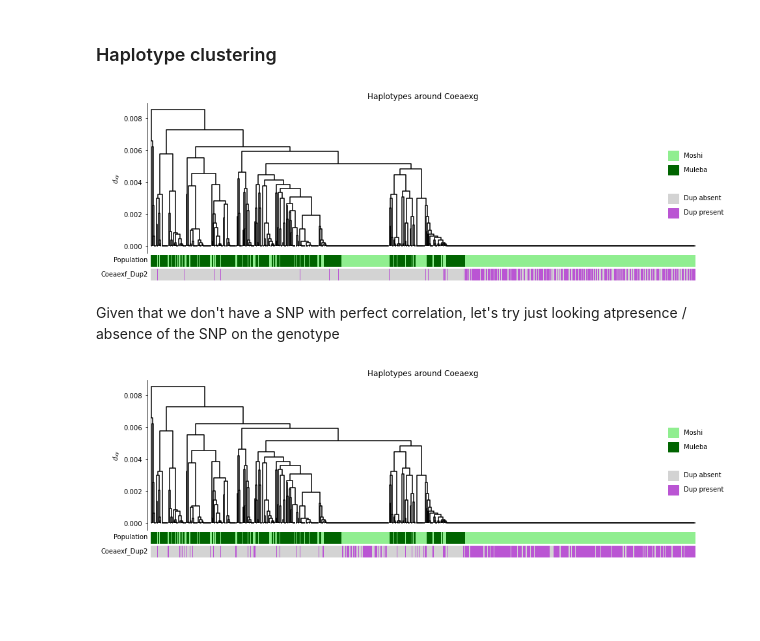
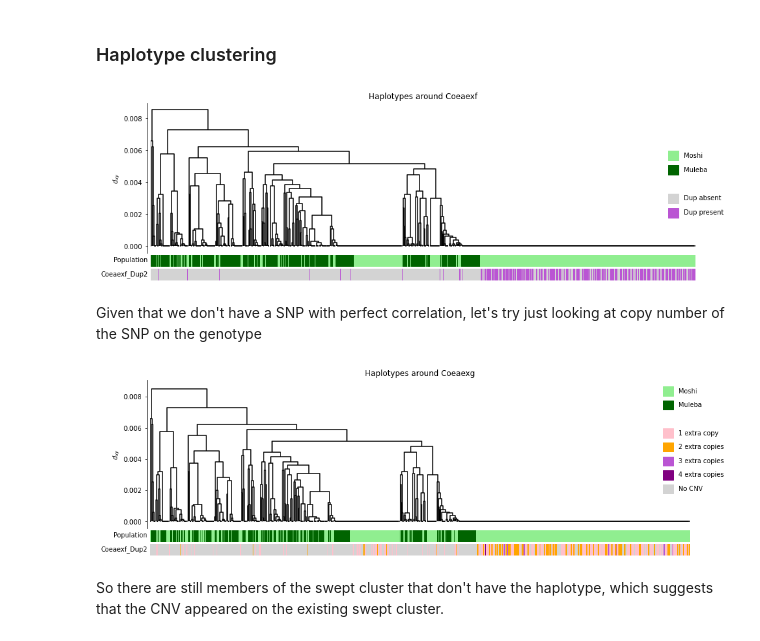
Before and after one commit to vigg-lstm/GAARD_east, a Jupyter notebook: CNV_analysis/sweeps/Coeaexf_CNV_haplotypes.ipynb, the cells around one changed output. Saved outputs shown, nothing was run; the diff lists cells and outputs as text; code cells hidden in the pictures; blank space fills up the shorter version.

```diff
--- a/CNV_analysis/sweeps/Coeaexf_CNV_haplotypes.ipynb
+++ b/CNV_analysis/sweeps/Coeaexf_CNV_haplotypes.ipynb
@@ -68,3 +95,19 @@ hap_meta
 | VBS55422-6781STDY12150541a | EA18-0576 | Martin Donnelly; David Weetman | Tanzania | Muleba | 2018 | 7 | -2.092 | 31.574 | F | ... |
 | VBS55422-6781STDY12150541b | EA18-0576 | Martin Donnelly; David Weetman | Tanzania | Muleba | 2018 | 7 | -2.092 | 31.574 | F | ... |
 934 rows × 28 columns
+# %%
+gene_copy_number = pd.read_csv('../Ag1000G_CNV_data/v3.7_1246-VO-TZ-KABULA-VMF00185/modal_CNVs/modal_copy_number_arabiensis.csv', sep = '\t', index_col = 0)
+
+# Define genes of interest
+coeaexf_genes = dict(AGAP006227='Coeae1f',
+                     AGAP006228='Coeae2f')
+
+# Select data for genes of interest, excluding samples with poor quality HMM data
+coeae2f_gene_copy_number = (
+    gene_copy_number.loc[:, coeaexf_genes.keys()]
+    .rename(coeaexf_genes, axis='columns')
+)['Coeae2f'].values
+
+Dup_copy_number = coeae2f_gene_copy_number[~exclude_samples] * Dup_calls[~exclude_samples]
+
+display(pd.crosstab(meta.loc[~exclude_samples, 'location'], Dup_copy_number))
@@ -80,19 +130,21 @@ haps = (
     .set_index(samples = 'sample_id')
     .sel(samples = discordant_read_calls.index)
 )
+
+haps_Dup = haps.isel(samples = ~exclude_samples)
 # %%
 # Create haplotype array
-hap_array = allel.GenotypeArray(haps.call_genotype).to_haplotypes()
+hap_array_Dup = allel.GenotypeArray(haps_Dup.call_genotype).to_haplotypes()
 
 # Get allele counts
-ac = hap_array.count_alleles()
+ac = hap_array_Dup.count_alleles()
 
 # Identify segregating non-singletons.
 non_singleton = ac.min(1) > 1
 
 # Filter the datasets, removing non-segregating and singleton variants
-haps = haps.isel(variants = np.where(non_singleton)[0])
-hap_array = hap_array[non_singleton]
+haps_Dup = haps_Dup.isel(variants = np.where(non_singleton)[0])
+hap_array_Dup = hap_array_Dup[non_singleton]
 # %%
 # Get the SNP genotypes coded as 0, 1, 2 (wt, het, homozygote mutant). Since all phased SNPs
 # are biallelic, this is a suitable way to code genotype.
@@ -301,10 +357,10 @@ def draw_hap_cluster_plot(z, r, h,
 focal_pos = 28548072 # Middle of the two genes Coeae1f and Coeae2f
 window_size = 500  # Measured in SNPs
 # %%
-nearest_snp_index = np.argmin(np.abs(haps.variant_position - focal_pos).values)
+nearest_snp_index = np.argmin(np.abs(haps_Dup.variant_position - focal_pos).values)
 haptree_region_indices = range(nearest_snp_index - window_size//2, nearest_snp_index + window_size//2)
-haptree_region = '2L:' + '-'.join(haps.isel(variants = haptree_region_indices).variant_position.values[[0,-1]].astype('str'))
-loc_hap = hap_array[haptree_region_indices]
+haptree_region = '2L:' + '-'.join(haps_Dup.isel(variants = haptree_region_indices).variant_position.values[[0,-1]].astype('str'))
+loc_hap = hap_array_Dup[haptree_region_indices]
 # loc_hap is the haplotype array for just those 500 SNPs.
 
 # Calculate the distance matrix
@@ -324,26 +380,30 @@ Dup_hap_status = np.array(['Dup absent', 'Dup present'])[Dup_hap_proxy]
 draw_hap_cluster_plot(z, r, loc_hap,
                       pop_colour_scheme = pop_colours,
                       cnv_colour_scheme = dup_colours,
-                      labels_for_pop_colours = hap_meta['location'],
+                      labels_for_pop_colours = hap_meta_Dup['location'],
                       labels_for_cnv_colours = Dup_hap_status,
                       cnv_name = 'Coeaexf_Dup2',
                       title = 'Haplotypes around Coeaexf',
                       fn = 'Coeaexf_haplotype_clustering.png'
 )
 # %% [output]
-[figure, old version]
+[figure, new version]
 # %% [markdown]
-Given that we don't have a SNP with perfect correlation, let's try just looking atpresence / absence of the SNP on the genotype
+Given that we don't have a SNP with perfect correlation, let's try just looking at copy number of the SNP on the genotype
 # %%
-Dup_status = np.array(['Dup absent', 'Dup present'])[discordant_read_calls['Coeaexf_Dup2'].astype('int')]
+#Dup_status = np.array(['Dup absent', 'Dup present'])[discordant_read_calls['Coeaexf_Dup2'].astype('int')]
+Dup_status = np.array(['No CNV', '1 extra copy', '2 extra copies', '3 extra copies', '4 extra copies'])[np.repeat(Dup_copy_number, 2)]
+
 draw_hap_cluster_plot(z, r, loc_hap,
                       pop_colour_scheme = pop_colours,
                       cnv_colour_scheme = dup_colours,
                       labels_for_pop_colours = hap_meta['location'],
-                      labels_for_cnv_colours = np.repeat(Dup_status, 2),
+                      labels_for_cnv_colours = Dup_status,
                       cnv_name = 'Coeaexf_Dup2',
                       title = 'Haplotypes around Coeaexg',
                       fn = 'Coeaexg_haplotype_clustering.png'
 )
 # %% [output]
-[figure, old version]
+[figure, new version]
+# %% [markdown]
+So there are still members of the swept cluster that don't have the haplotype, which suggests that the CNV appeared on the existing swept cluster.
```
Also changed, not shown: parts of 10 cells of this notebook, 4 other files.
